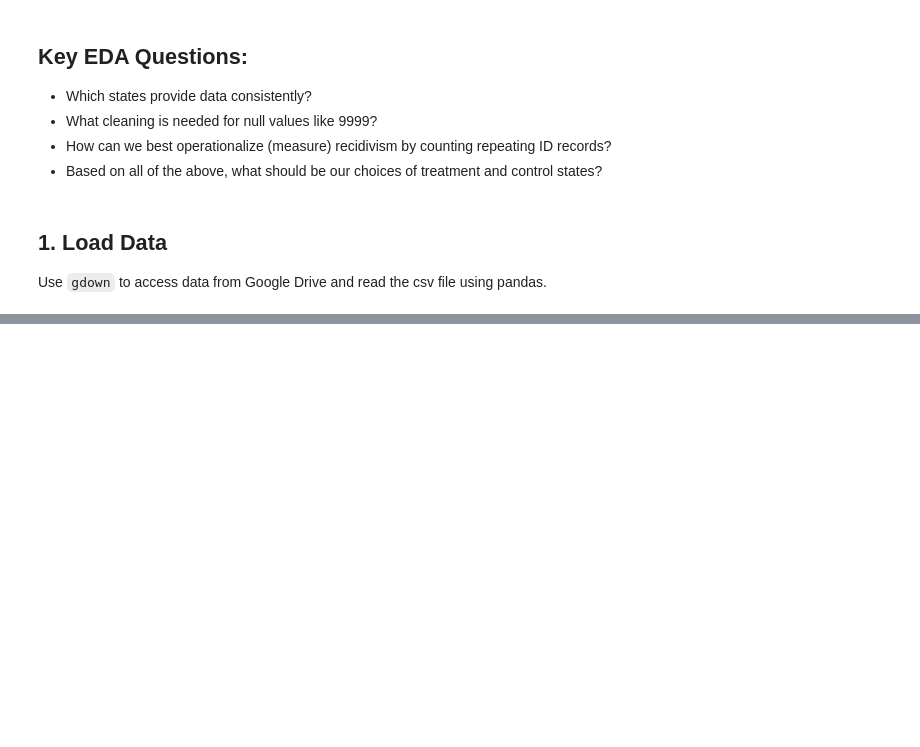
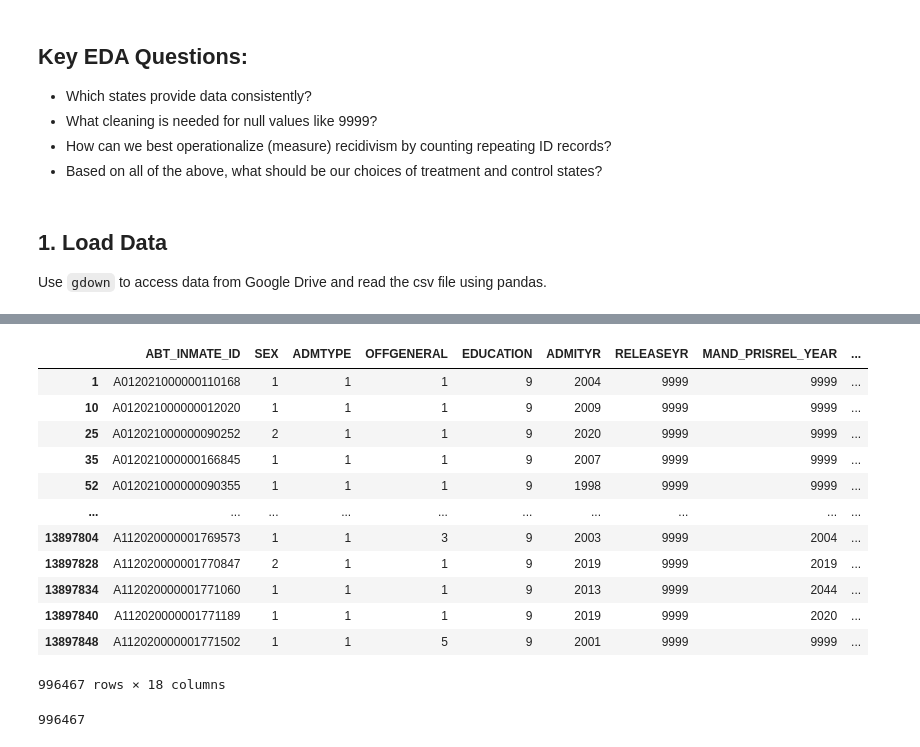
Before and after one commit to TeaTafaj/Recidivism-Education, a Jupyter notebook: eda.ipynb, the cells around one changed output, grey strips where cells are left out. Drawn from its saved outputs; the diff is of its cells as text; code cells hidden in the pictures; blank space fills up the shorter version.

```diff
--- a/eda.ipynb
+++ b/eda.ipynb
@@ -33,0 +151,23 @@ To: /Users/ananyajogalekar/Library/CloudStorage/GoogleDrive-ananyajogalekar5@gma
+# %%
+# many missing in release year
+df[df["RELEASEYR"] == 9999]  # .count()
+# %% [output]
+|  | ABT_INMATE_ID | SEX | ADMTYPE | OFFGENERAL | EDUCATION | ADMITYR | RELEASEYR | MAND_PRISREL_YEAR | ... |
+| 1 | A012021000000110168 | 1 | 1 | 1 | 9 | 2004 | 9999 | 9999 | ... |
+| 10 | A012021000000012020 | 1 | 1 | 1 | 9 | 2009 | 9999 | 9999 | ... |
+| 25 | A012021000000090252 | 2 | 1 | 1 | 9 | 2020 | 9999 | 9999 | ... |
+| 35 | A012021000000166845 | 1 | 1 | 1 | 9 | 2007 | 9999 | 9999 | ... |
+| 52 | A012021000000090355 | 1 | 1 | 1 | 9 | 1998 | 9999 | 9999 | ... |
+| ... | ... | ... | ... | ... | ... | ... | ... | ... | ... |
+| 13897804 | A112020000001769573 | 1 | 1 | 3 | 9 | 2003 | 9999 | 2004 | ... |
+| 13897828 | A112020000001770847 | 2 | 1 | 1 | 9 | 2019 | 9999 | 2019 | ... |
+| 13897834 | A112020000001771060 | 1 | 1 | 1 | 9 | 2013 | 9999 | 2044 | ... |
+| 13897840 | A112020000001771189 | 1 | 1 | 1 | 9 | 2019 | 9999 | 2020 | ... |
+| 13897848 | A112020000001771502 | 1 | 1 | 5 | 9 | 2001 | 9999 | 9999 | ... |
+996467 rows × 18 columns
+# %%
+# check: if release year 9999 basically just means NOT released yet, the prisoner ID should NOT be repeated. If it's repeated, that means at least n-1 of that ID's release years are genuinely MISSING, and not just because the person is still in prison.
+
+df[df["RELEASEYR"] == 9999]["ABT_INMATE_ID"].nunique()
+# %% [output]
+996467
```
Also changed, not shown: parts of 11 cells of this notebook.
